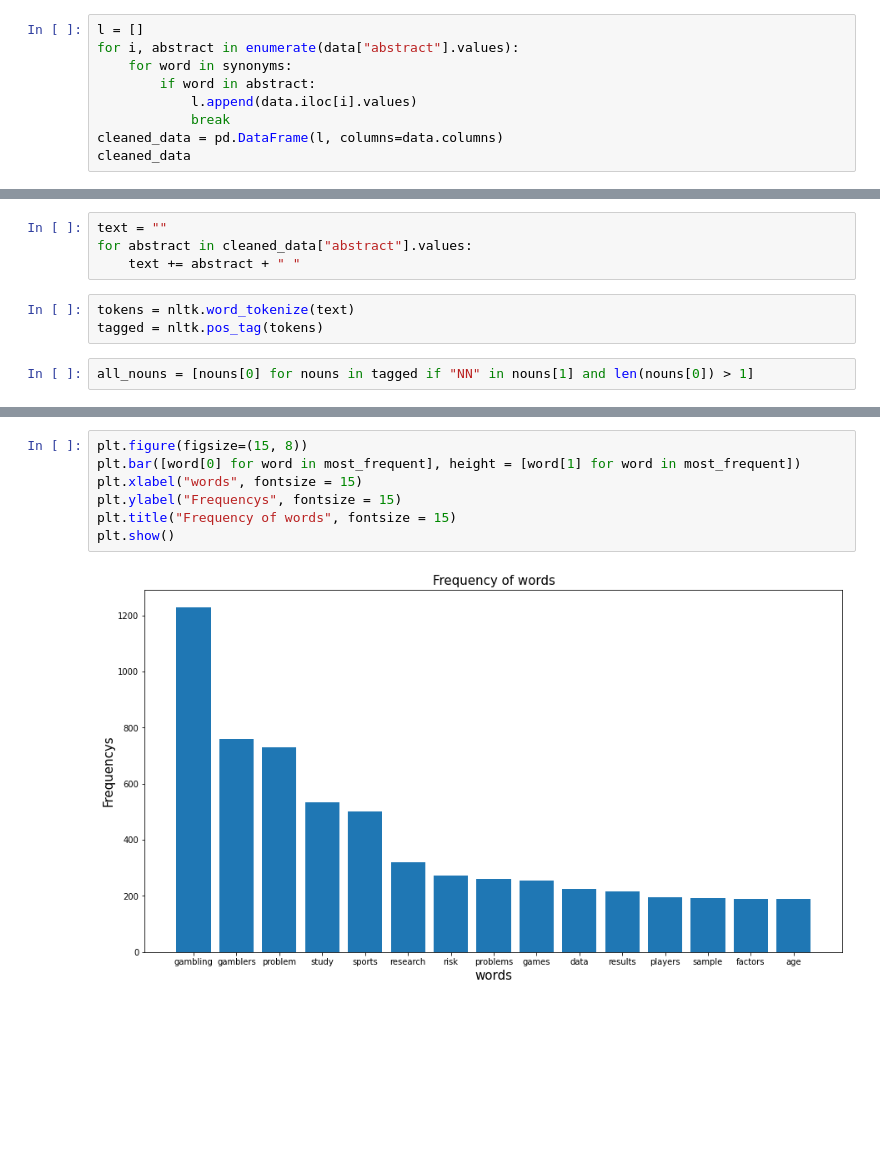
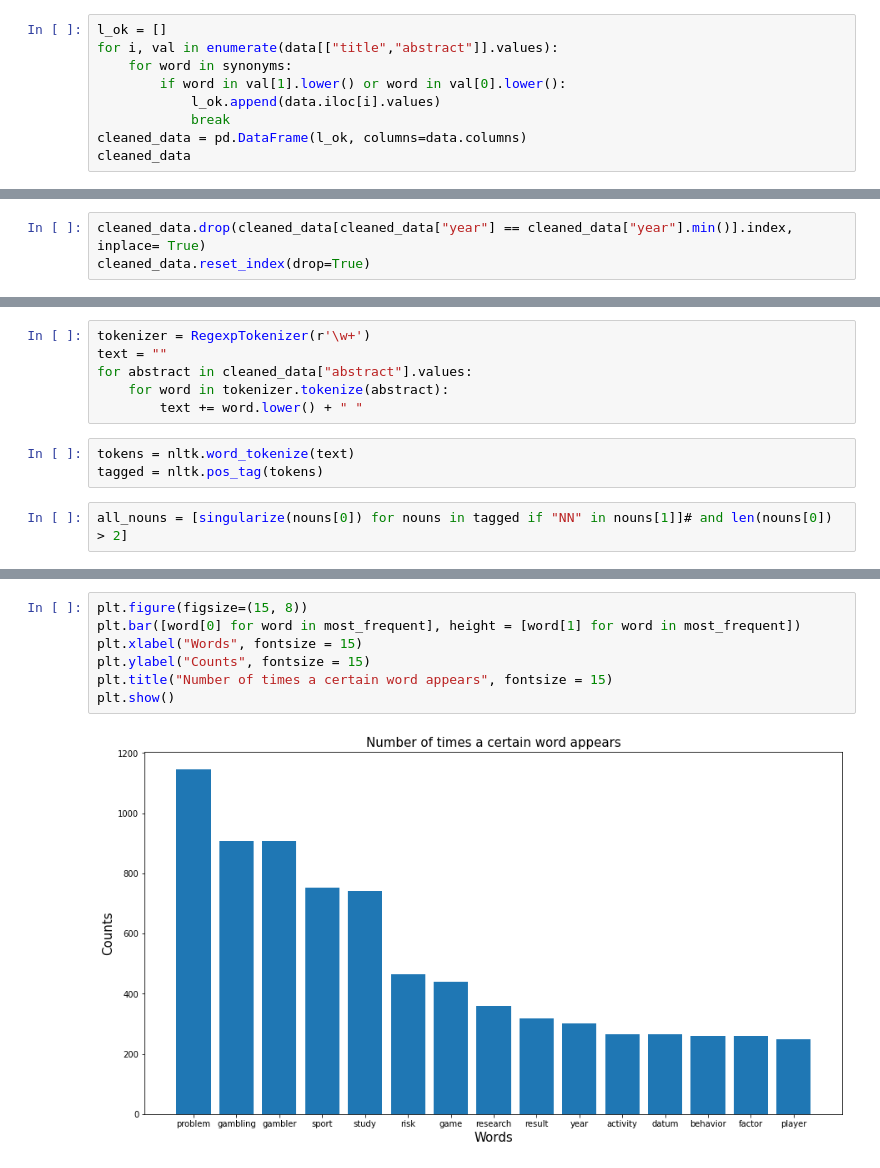
Before and after one commit to GustavoGil13/springer-link-scraper, a Jupyter notebook: springer_link_nb.ipynb, the cells around one changed output, grey strips where cells are left out. Drawn from its saved outputs; the diff is of its cells as text; blank space fills up the shorter version.

```diff
--- a/springer_link_nb.ipynb
+++ b/springer_link_nb.ipynb
@@ -84,13 +85,13 @@ for word in list_of_words:
             synonyms.append(l.name())
 synonyms = list(set(synonyms))
 # %%
-l = []
-for i, abstract in enumerate(data["abstract"].values):
+l_ok = []
+for i, val in enumerate(data[["title","abstract"]].values):
     for word in synonyms:
-        if word in abstract:
-            l.append(data.iloc[i].values)
+        if word in val[1].lower() or word in val[0].lower():
+            l_ok.append(data.iloc[i].values)
             break
-cleaned_data = pd.DataFrame(l, columns=data.columns)
+cleaned_data = pd.DataFrame(l_ok, columns=data.columns)
 cleaned_data
 # %% [output]
 |  | article_type | title | link | abstract | author | date | year | n_citations | discipline |
@@ -154,0 +212,3 @@ plt.show()
+# %%
+cleaned_data.drop(cleaned_data[cleaned_data["year"] == cleaned_data["year"].min()].index, inplace= True)
+cleaned_data.reset_index(drop=True)
@@ -180,12 +264,14 @@ Name: discipline, dtype: int64
 # %%
+tokenizer = RegexpTokenizer(r'\w+')
 text = ""
 for abstract in cleaned_data["abstract"].values:
-    text += abstract + " "
+    for word in tokenizer.tokenize(abstract):
+        text += word.lower() + " "
 # %%
 tokens = nltk.word_tokenize(text)
 tagged = nltk.pos_tag(tokens)
 # %%
-all_nouns = [nouns[0] for nouns in tagged if "NN" in nouns[1] and len(nouns[0]) > 1]
+all_nouns = [singularize(nouns[0]) for nouns in tagged if "NN" in nouns[1]]# and len(nouns[0]) > 2]
 # %%
 #tokens = [t for t in all_nouns.split()]
 freqs = nltk.FreqDist(all_nouns)
@@ -213,9 +299,9 @@ most_frequent
 # %%
 plt.figure(figsize=(15, 8))
 plt.bar([word[0] for word in most_frequent], height = [word[1] for word in most_frequent])
-plt.xlabel("words", fontsize = 15)
-plt.ylabel("Frequencys", fontsize = 15)
-plt.title("Frequency of words", fontsize = 15)
+plt.xlabel("Words", fontsize = 15)
+plt.ylabel("Counts", fontsize = 15)
+plt.title("Number of times a certain word appears", fontsize = 15)
 plt.show()
 # %% [output]
-[figure, old version]
+[figure, new version]
```
Also changed, not shown: parts of 15 cells of this notebook.
